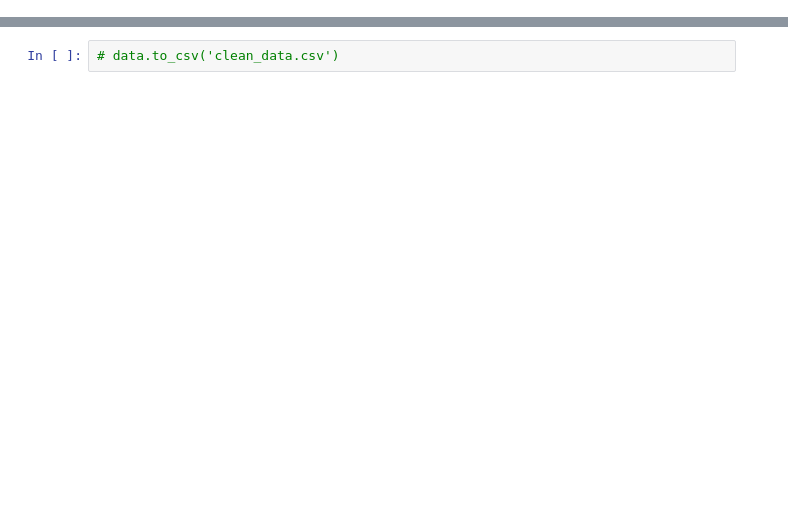
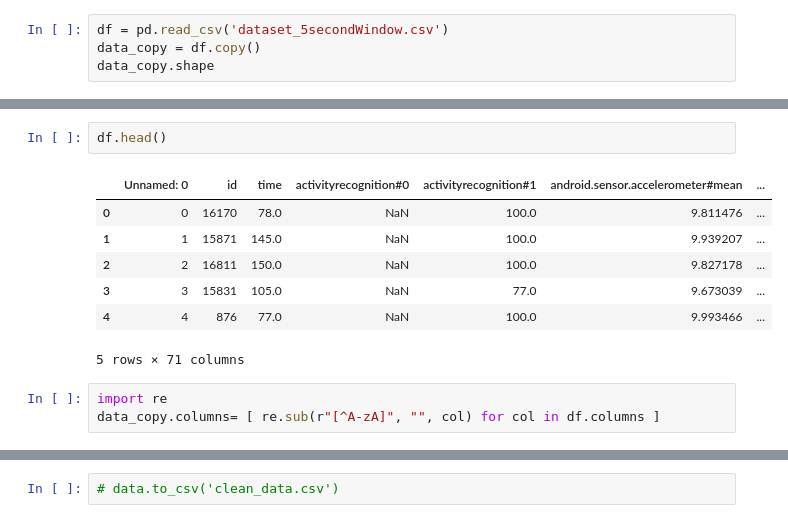
Before and after one commit to AndreaViviani89/2nd-Build-Week, a Jupyter notebook: nan_values.ipynb, the cells around one changed output, grey strips where cells are left out. Drawn from its saved outputs; the diff is of its cells as text; blank space fills up the shorter version.

Commit message:
data_preprocessing

```diff
--- a/nan_values.ipynb
+++ b/nan_values.ipynb
@@ -186,0 +9,4 @@ KeyError: "None of [Index(['time', 'activityrecognition_1', 'accelerometer_mean'
+# %%
+df = pd.read_csv('dataset_5secondWindow.csv')
+data_copy = df.copy()
+data_copy.shape
@@ -186,0 +51,13 @@ KeyError: "None of [Index(['time', 'activityrecognition_1', 'accelerometer_mean'
+# %%
+df.head()
+# %% [output]
+|  | Unnamed: 0 | id | time | activityrecognition#0 | activityrecognition#1 | android.sensor.accelerometer#mean | ... |
+| 0 | 0 | 16170 | 78.0 | NaN | 100.0 | 9.811476 | ... |
+| 1 | 1 | 15871 | 145.0 | NaN | 100.0 | 9.939207 | ... |
+| 2 | 2 | 16811 | 150.0 | NaN | 100.0 | 9.827178 | ... |
+| 3 | 3 | 15831 | 105.0 | NaN | 77.0 | 9.673039 | ... |
+| 4 | 4 | 876 | 77.0 | NaN | 100.0 | 9.993466 | ... |
+5 rows × 71 columns
+# %%
+import re
+data_copy.columns= [ re.sub(r"[^A-zA]", "", col) for col in df.columns ]
```
Also changed, not shown: parts of 37 cells of this notebook, 1 other file.
